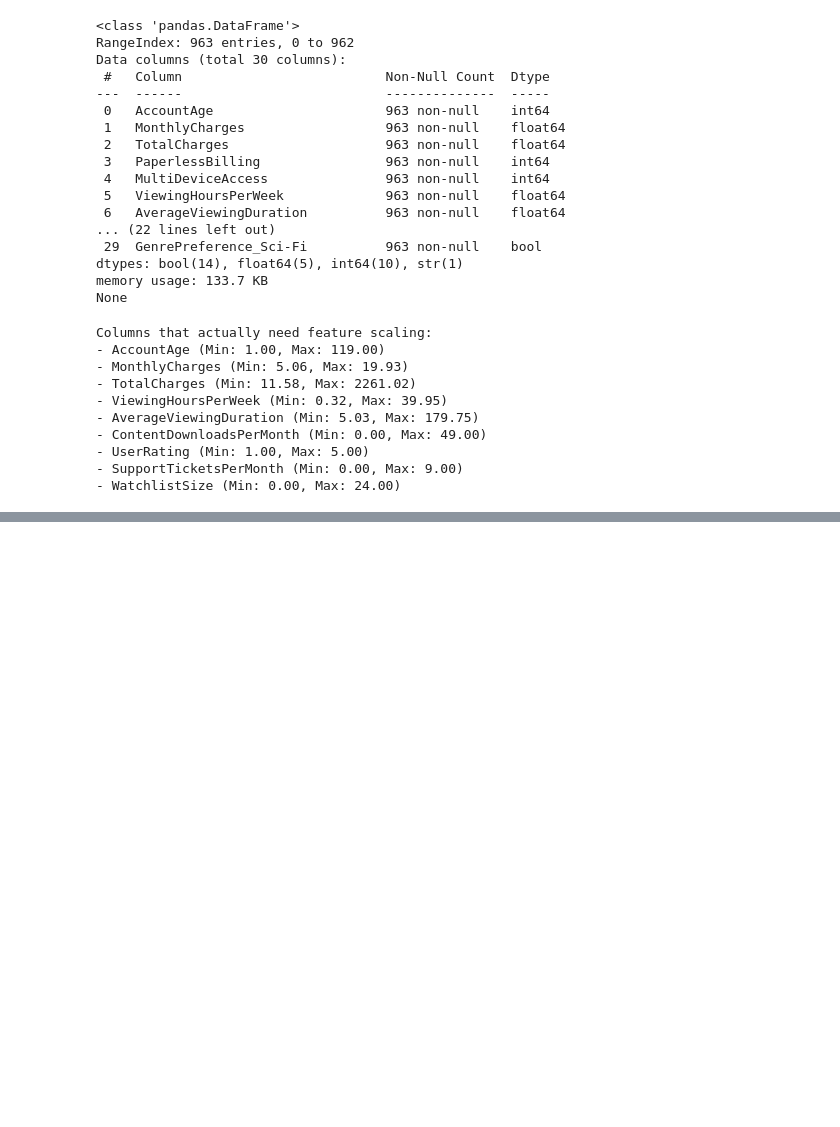
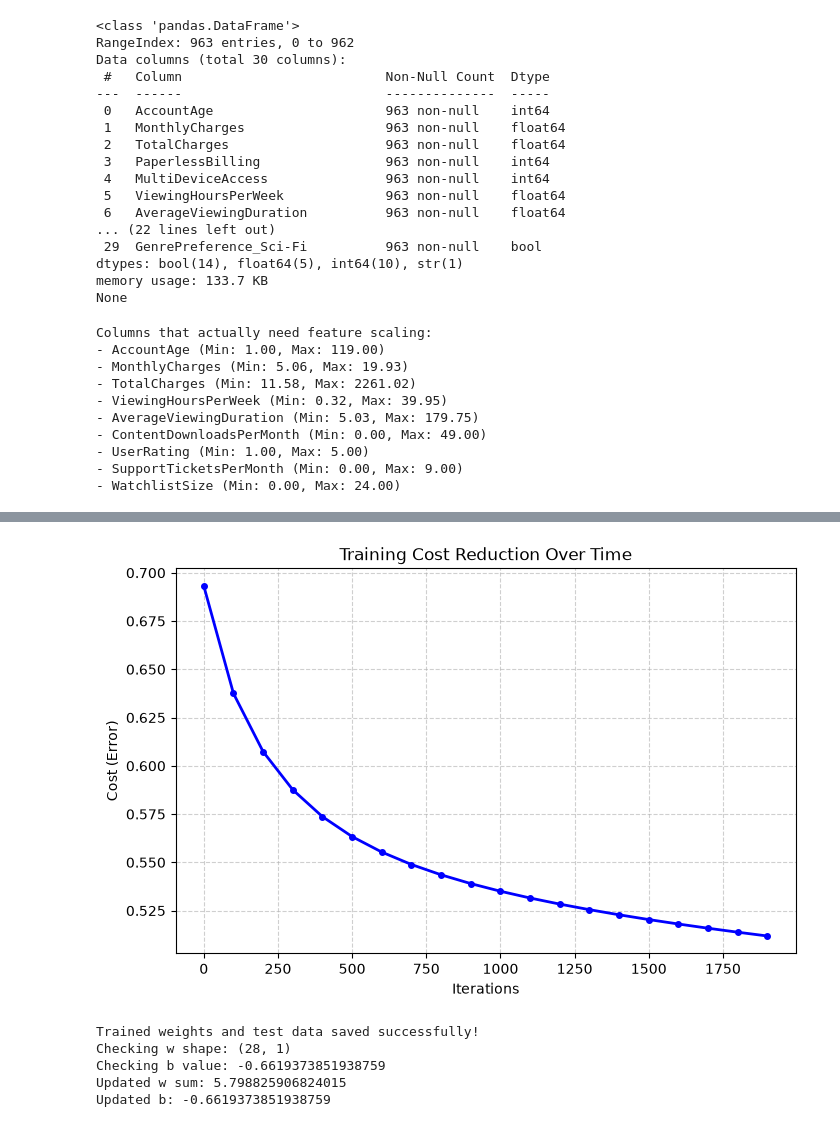
Before and after one commit to Anupam-exe/Custom-Logistic-Regression-for-Churn-Prediction-in-subscription-based-platforms, a Jupyter notebook: notebooks/01_eda_and_preprocessing.ipynb, the cells around one changed output, grey strips where cells are left out. Saved outputs shown, nothing was run; the diff lists cells and outputs as text; code cells hidden in the pictures; blank space fills up the shorter version.

```diff
--- a/notebooks/01_eda_and_preprocessing.ipynb
+++ b/notebooks/01_eda_and_preprocessing.ipynb
@@ -362,13 +387,0 @@ print(df[continuous_cols].head())
-# %%
-from sklearn.model_selection import train_test_split
-#Extracting features and target variable for model training and testing.
-X = df.drop(columns=["CustomerID", "Churn"])
-y = df["Churn"]
-
-# Splitting the dataset into training and testing sets with stratification to maintain class distribution
-X_train, X_test, y_train, y_test = train_test_split(
-    X, y, test_size=0.2, random_state=42, stratify=y
-)
-
-print(f"Training set shape: {X_train.shape}")
-print(f"Testing set shape: {X_test.shape}")
@@ -383,0 +538,13 @@ y_test.to_csv("y_test.csv", index=False)
+# %%
+# Matching the 'w' to the number of features the dataset has
+dim = X_train.shape[1]  # 28 features
+w = np.zeros((dim, 1))  # Shape becomes (28, 1)
+b = 0.0
+
+# Running a single forward/backward propagation pass test
+grads, cost = propagate(w, b, X_train, y_train)
+
+print("Propagation test executed successfully!")
+print(f"Initial Cost: {cost:.4f}")
+print(f"dw shape: {grads['dw'].shape}")
+print(f"db value: {grads['db']:.4f}")
@@ -383,0 +607,6 @@ y_test.to_csv("y_test.csv", index=False)
+# %%
+params, grads, costs = optimize(w, b, X_train_balanced, y_train_balanced, num_iterations=2000, learning_rate=0.01)
+
+print("\nOptimization completed successfully!")
+print(f"Final optimized bias (b): {params['b']}")
+print(f"Final optimised cost: {costs[-1]:.4f}")
@@ -383,0 +631,37 @@ y_test.to_csv("y_test.csv", index=False)
+# %%
+import matplotlib.pyplot as plt
+
+# Generating the actual iteration milestones (0, 100, 200, ..., 1900)
+iterations = range(0, len(costs) * 100, 100)
+
+plt.figure(figsize=(8, 5))
+plt.plot(iterations, costs, color='blue', linewidth=2, marker='o', markersize=4)
+plt.ylabel('Cost (Error)')
+plt.xlabel('Iterations')
+plt.title('Training Cost Reduction Over Time')
+plt.grid(True, linestyle='--', alpha=0.6)
+plt.show()
+# %% [output]
+[figure, added]
+# %%
+import numpy as np
+import pandas as pd
+#Extracting the updated w and b into global variables
+w = params["w"]
+b = params["b"]
+np.save('X_test.npy', X_test)
+np.save('y_test.npy', y_test)
+np.save('w.npy', w)
+np.save('b.npy', b)
+
+print("Trained weights and test data saved successfully!")
+print("Checking w shape:", w.shape)
+print("Checking b value:", b)
+print("Updated w sum:", np.sum(np.abs(w)))
+print("Updated b:", b)
+# %% [output]
+Trained weights and test data saved successfully!
+Checking w shape: (28, 1)
+Checking b value: -0.6619373851938759
+Updated w sum: 5.798825906824015
+Updated b: -0.6619373851938759
```
Also changed, not shown: parts of 20 cells of this notebook, 10 other files.
